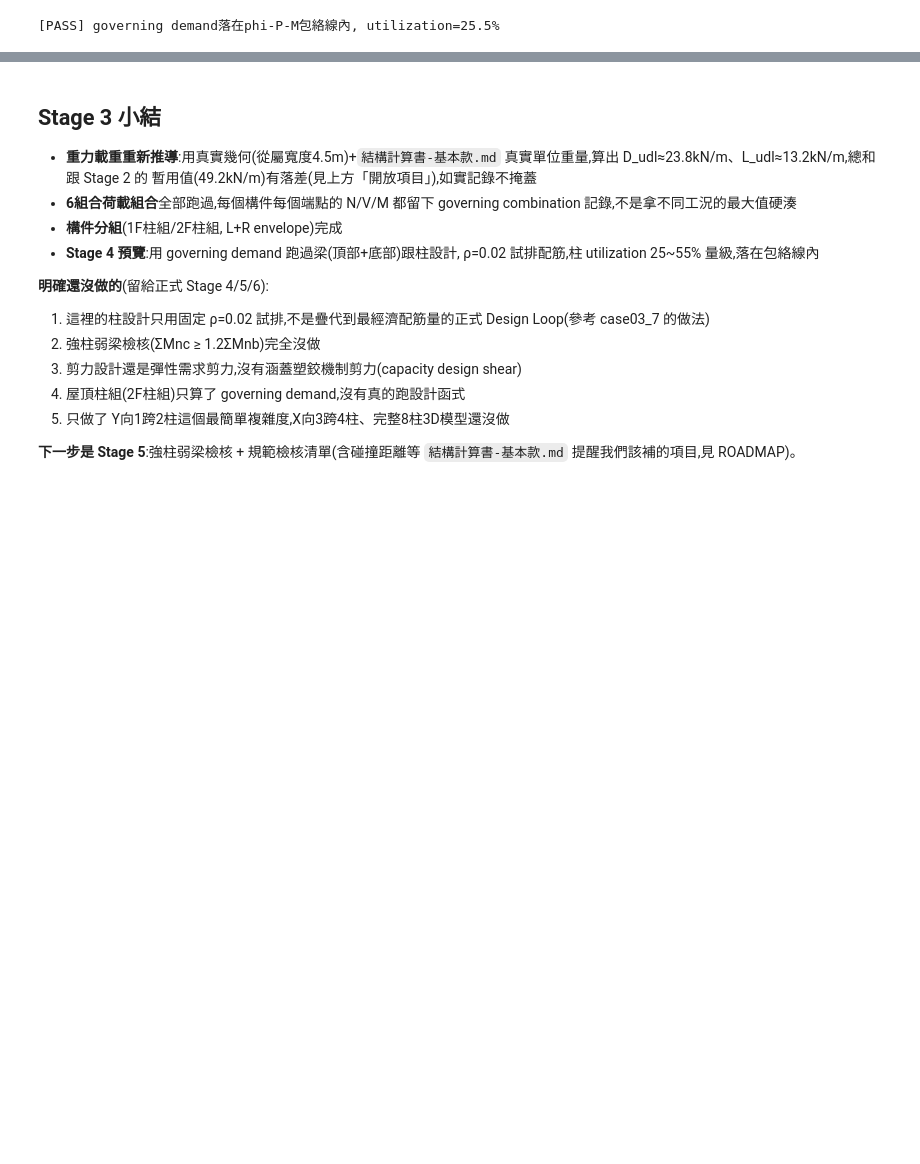
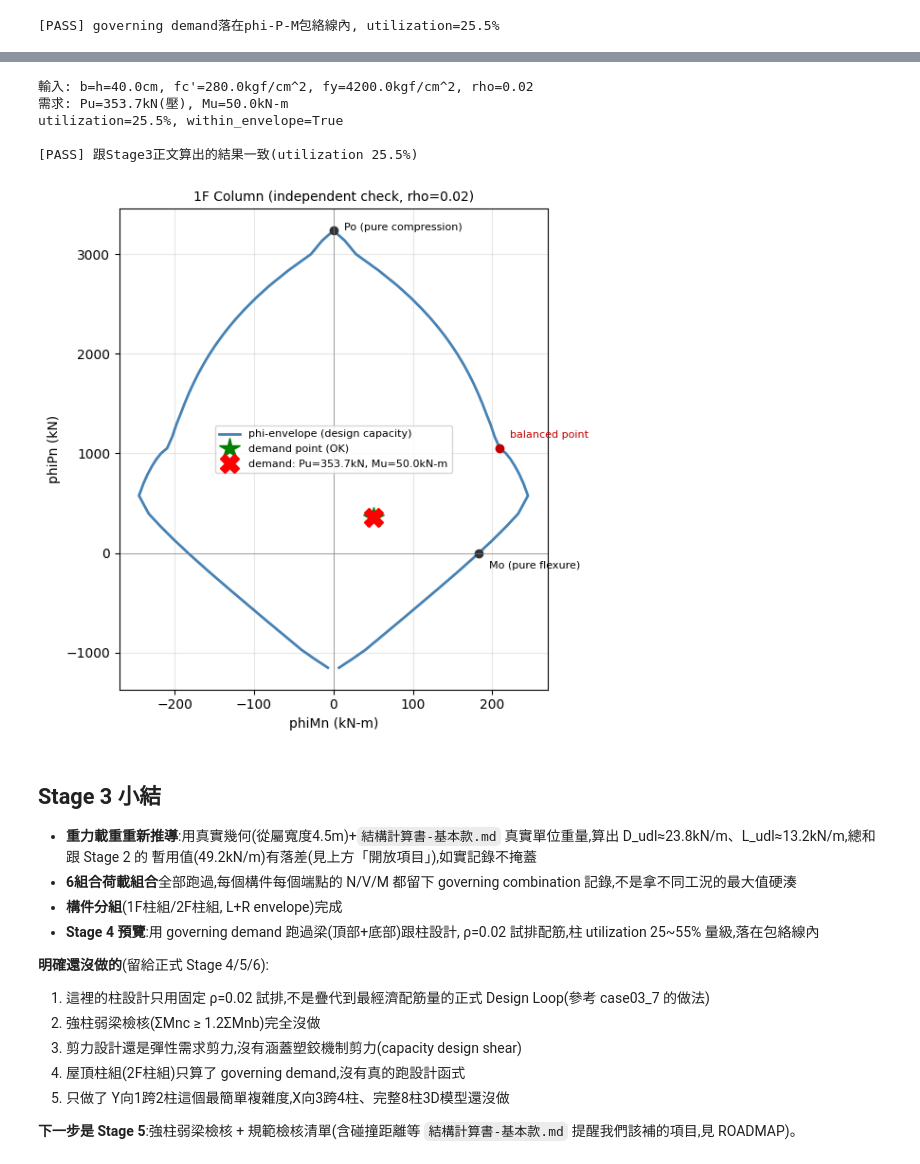
Before and after one commit to zhixiu0223/taiwan-seismic-code-calc, a Jupyter notebook: notebooks/stage3_load_combinations_demand_extraction.ipynb, the cells around one changed output, grey strips where cells are left out. Saved outputs shown, nothing was run; the diff lists cells and outputs as text; code cells hidden in the pictures; blank space fills up the shorter version.

```diff
--- a/notebooks/stage3_load_combinations_demand_extraction.ipynb
+++ b/notebooks/stage3_load_combinations_demand_extraction.ipynb
@@ -699,3 +765,58 @@ print("\n[PASS] 跟Stage3正文算出的結果一致(利用率91.5%)")
+# %%
+# ============================================================
+# 獨立驗證 Cell (2/2) —— 1F柱設計: P-M 包絡線 + 配筋圖
+# 完全自包含, 不依賴前面任何cell的變數
+# ============================================================
+if 'design_column_PM' not in dir():
+    !wget -q -O rc_design.py https://raw.githubusercontent.com/zhixiu0223/taiwan-seismic-code-calc/main/rc_design.py
+from rc_design import design_column_PM, draw_PM_interaction
+
+# ---- 斷面幾何(trial section, 見Case-03.5) ----
+b_col_cm = h_col_cm = 40.0
+
+# ---- 材料 ----
+fc_col = 280.0
+fy_col = 4200.0
+
+# ---- 試排配筋(rho=0.02, 沿用Case-06/VL系列慣例, 3+2+3對稱配置) ----
+rho_trial_indep = 0.02
+As_total_indep = rho_trial_indep*b_col_cm*h_col_cm
+As_bar_indep = As_total_indep/8
+As_layers_indep = [3*As_bar_indep, 2*As_bar_indep, 3*As_bar_indep]
+cover_to_center_indep = 4.0 + 0.95 + 1.4/2
+
+# ---- 設計需求(governing demand, 來自Stage3的C1組合, col1F_L-j端, 跟主文同一組數字) ----
+Pu_indep = 353.7    # kN, 壓力為正
+Mu_col_indep = 50.0  # kN-m
+
+res_col_indep = design_column_PM(b_cm=b_col_cm, h_cm=h_col_cm,
+                                   As_per_layer_cm2=As_layers_indep,
+                                   cover_to_center_cm=cover_to_center_indep, n_layers=3,
+                                   fc=fc_col, fy=fy_col,
+                                   Pu_kN=Pu_indep, Mu_kNm=Mu_col_indep)
+
+print(f"輸入: b=h={b_col_cm}cm, fc'={fc_col}kgf/cm^2, fy={fy_col}kgf/cm^2, rho={rho_trial_indep}")
+print(f"需求: Pu={Pu_indep}kN(壓), Mu={Mu_col_indep}kN-m")
+print(f"utilization={res_col_indep['utilization']:.1%}, "
+      f"within_envelope={res_col_indep['within_envelope']}")
+
+assert abs(res_col_indep['utilization'] - 0.255) < 0.01, "跟notebook正文算出的25.5%對不起來"
+print("\n[PASS] 跟Stage3正文算出的結果一致(utilization 25.5%)")
+
+fig, ax = plt.subplots(figsize=(6, 6))
+draw_PM_interaction(res_col_indep, title=f"1F Column (independent check, rho={rho_trial_indep})", ax=ax)
+ax.plot(Mu_col_indep, Pu_indep, 'X', color='red', ms=14,
+        label=f'demand: Pu={Pu_indep}kN, Mu={Mu_col_indep}kN-m')
+ax.legend(fontsize=8, loc='best')
+plt.tight_layout()
+plt.show()
+# %% [output]
+輸入: b=h=40.0cm, fc'=280.0kgf/cm^2, fy=4200.0kgf/cm^2, rho=0.02
+需求: Pu=353.7kN(壓), Mu=50.0kN-m
+utilization=25.5%, within_envelope=True
+
+[PASS] 跟Stage3正文算出的結果一致(utilization 25.5%)
+[figure, added]
 # %% [markdown]
 ## Stage 3 小結
 
```
Also changed, not shown: parts of 5 cells of this notebook.
